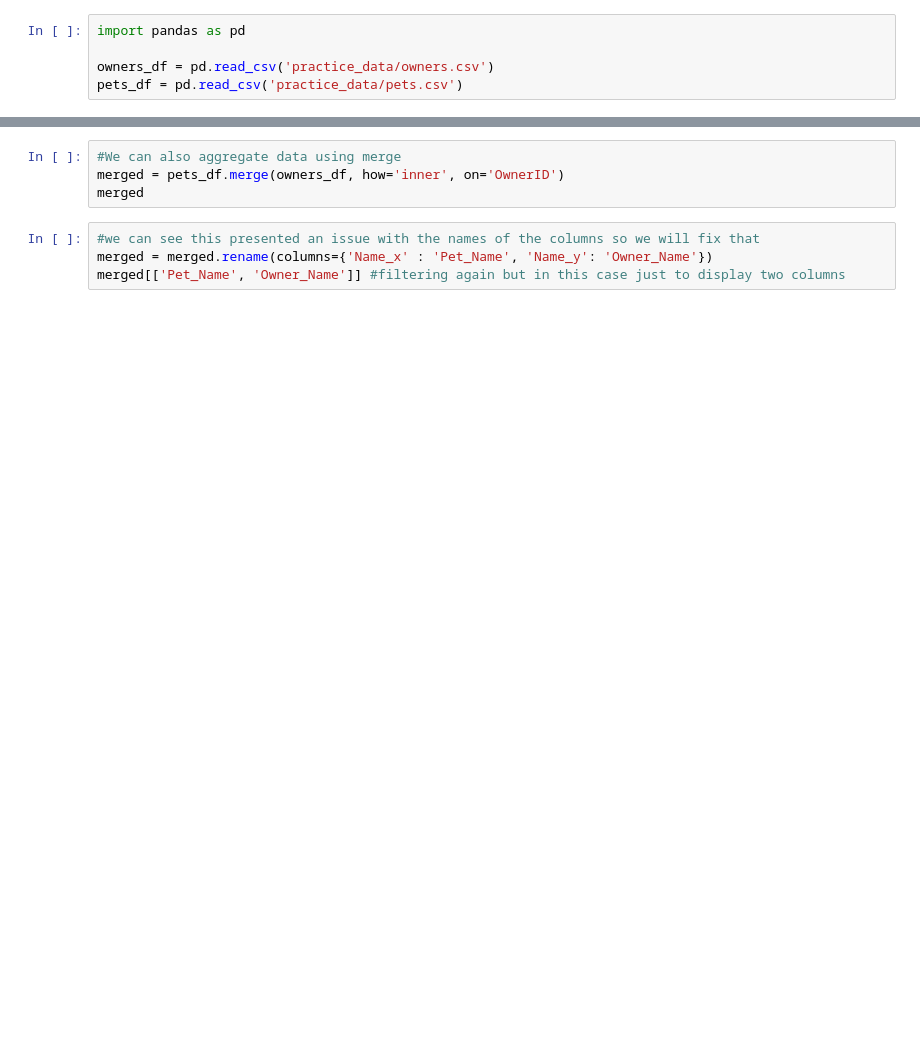
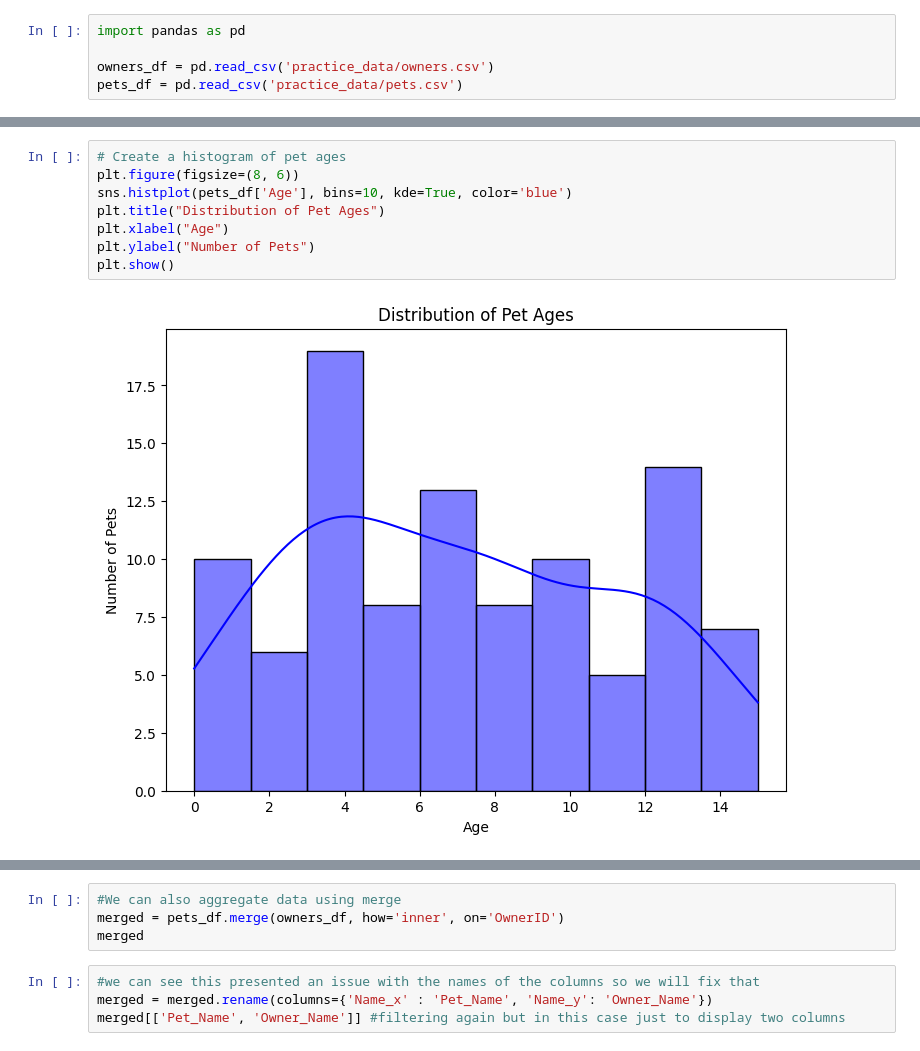
Before and after one commit to brhys1/spotify_project, a Jupyter notebook: python_learning.ipynb, the cells around one changed output, grey strips where cells are left out. Saved outputs shown, nothing was run; the diff lists cells and outputs as text; blank space fills up the shorter version.

```diff
--- a/python_learning.ipynb
+++ b/python_learning.ipynb
@@ -77,3 +203,13 @@ fig.show()
+# %%
+# Create a histogram of pet ages
+plt.figure(figsize=(8, 6))
+sns.histplot(pets_df['Age'], bins=10, kde=True, color='blue')
+plt.title("Distribution of Pet Ages")
+plt.xlabel("Age")
+plt.ylabel("Number of Pets")
+plt.show()
+# %% [output]
+[figure, added]
 # %%
 #we can filter our data
 print(pets_df[(pets_df['Kind'] == 'Dog') & (pets_df['Age'] > 10)].shape[0]) #prints number of dogs above the age of 10
```
Also changed, not shown: parts of 16 cells of this notebook.
